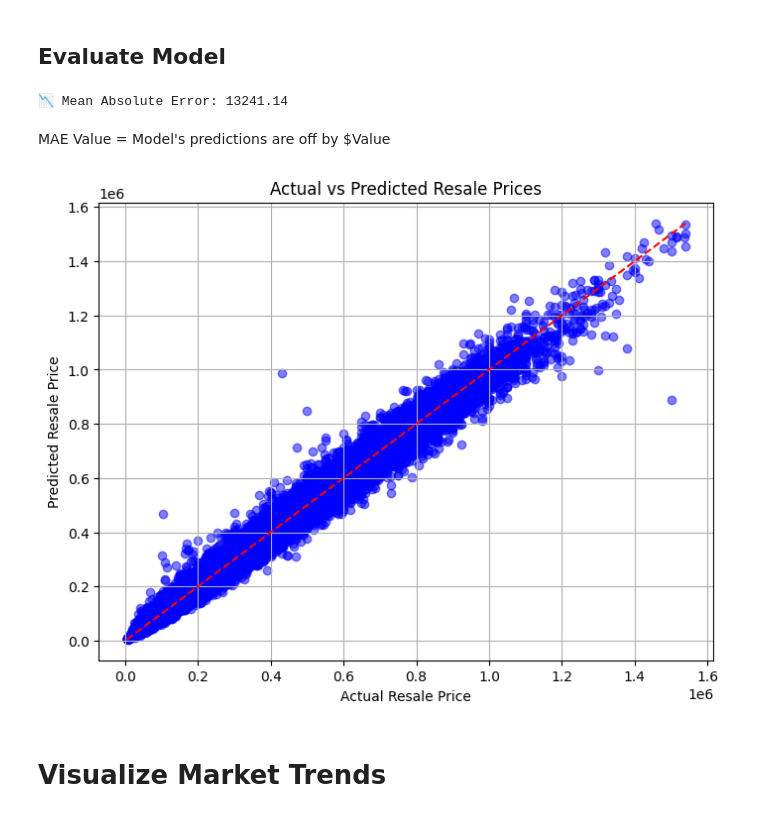
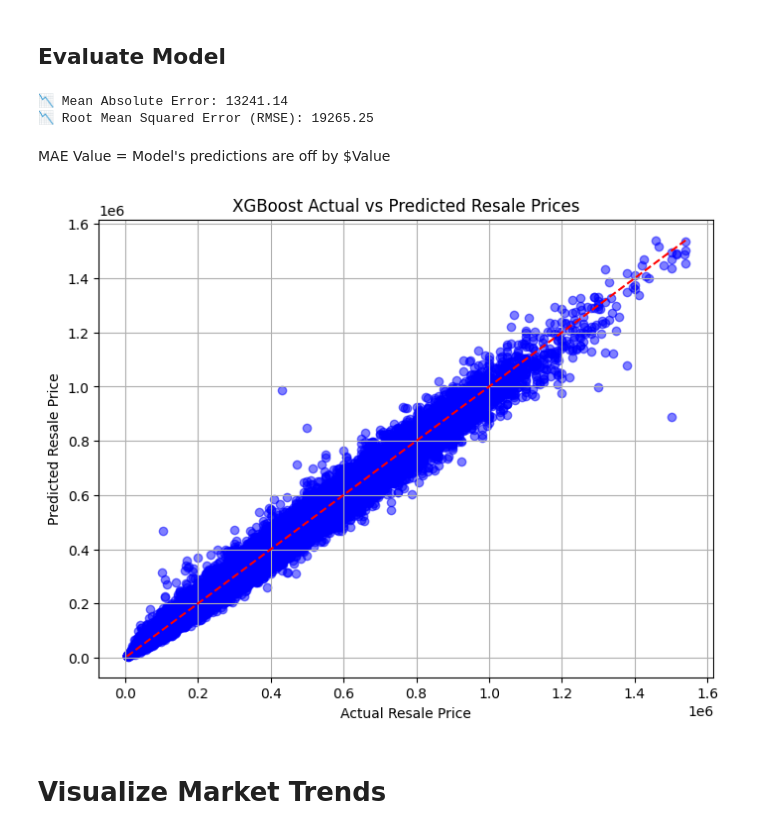
Before and after one commit to Rianna2002/ITPG1WizVision, a Jupyter notebook: Market_Trend_Analysis/ITP_WizVision_Market_Trend_Analysis_XGBoost_Rianna.ipynb, the cells around one changed output. Drawn from its saved outputs; the diff is of its cells as text; code cells hidden in the pictures.

```diff
--- a/Market_Trend_Analysis/ITP_WizVision_Market_Trend_Analysis_XGBoost.ipynb
+++ b/Market_Trend_Analysis/ITP_WizVision_Market_Trend_Analysis_XGBoost_Rianna.ipynb
@@ -310,21 +311,26 @@ y_pred = model.predict(X_test)
 # Calculate MAE
 mae = mean_absolute_error(y_test, y_pred)
 print(f"📉 Mean Absolute Error: {mae:.2f}")
+
+# Calculate RMSE
+rmse = np.sqrt(mean_squared_error(y_test, y_pred))
+print(f"📉 Root Mean Squared Error (RMSE): {rmse:.2f}")
 # %% [output]
 📉 Mean Absolute Error: 13241.14
+📉 Root Mean Squared Error (RMSE): 19265.25
 # %% [markdown]
 MAE Value = Model's predictions are off by $Value
 # %%
 plt.figure(figsize=(8, 6))
 plt.scatter(y_test, y_pred, alpha=0.5, color="blue")
 plt.plot([min(y_test), max(y_test)], [min(y_test), max(y_test)], linestyle='--', color='red')
 plt.xlabel("Actual Resale Price")
 plt.ylabel("Predicted Resale Price")
-plt.title("Actual vs Predicted Resale Prices")
+plt.title("XGBoost Actual vs Predicted Resale Prices")
 plt.grid()
 plt.show()
 # %% [output]
-[figure, old version]
+[figure, new version]
 # %% [markdown]
 # Visualize Market Trends
 # %% [markdown]
```
Also changed, not shown: parts of 5 cells of this notebook, 4 other files.
